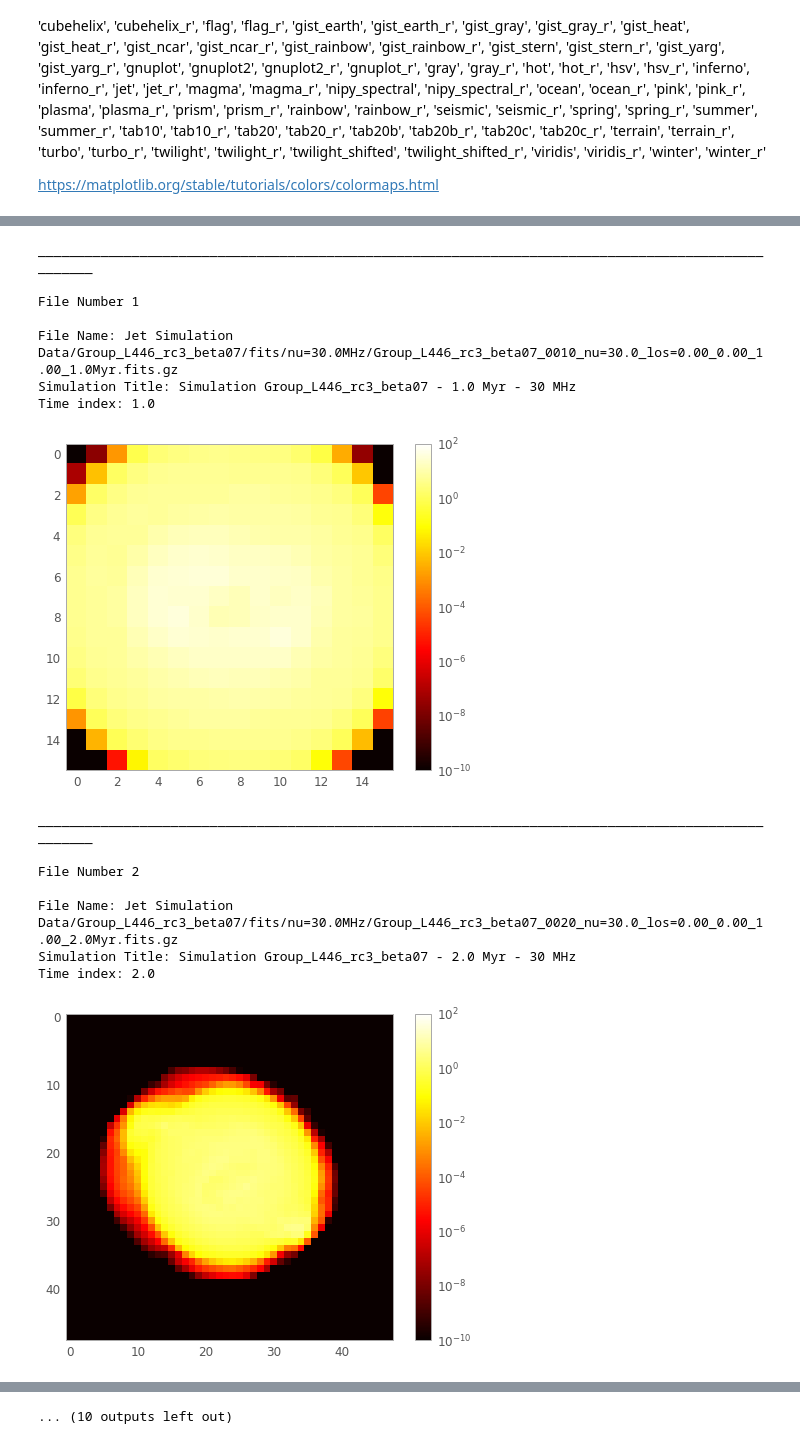
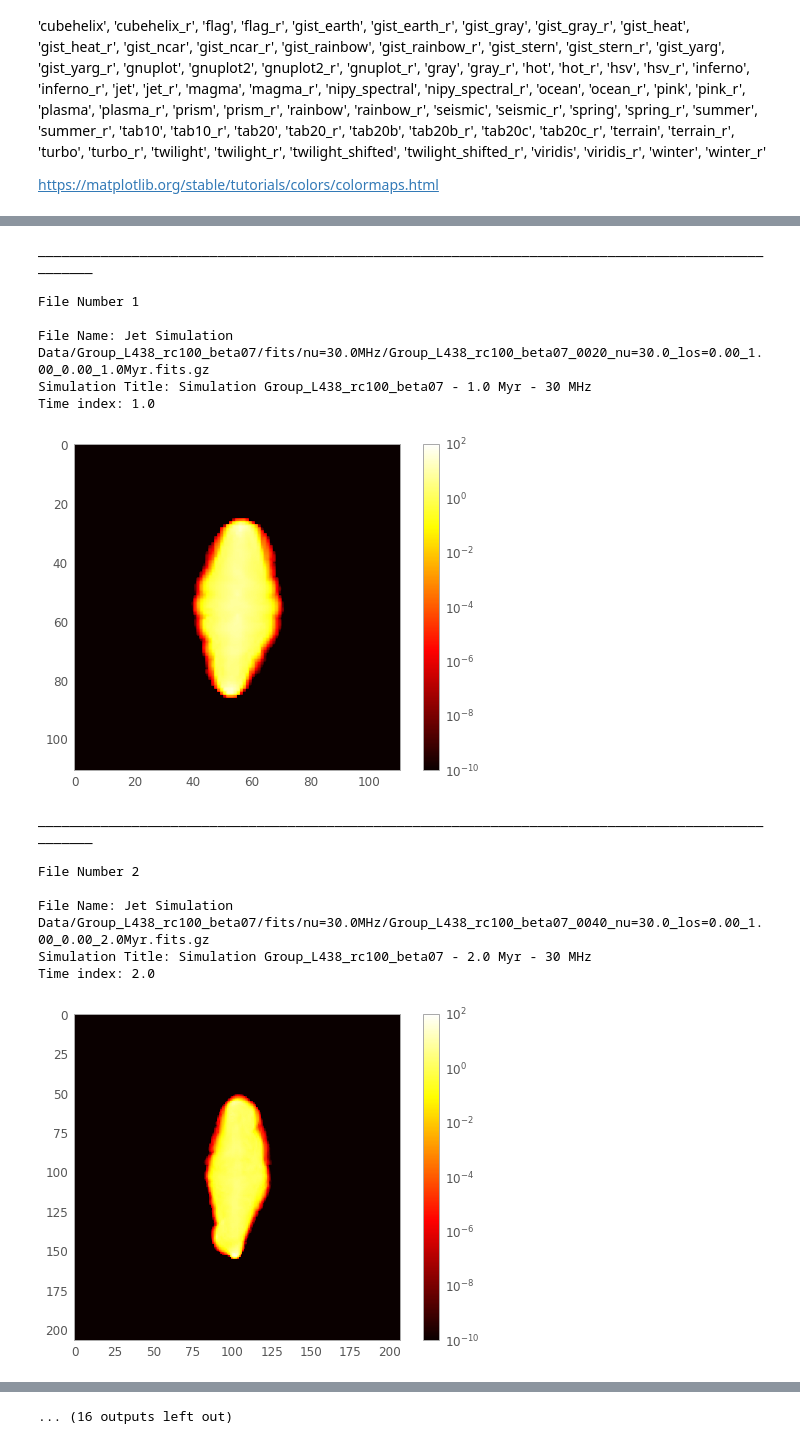
Before and after one commit to SolSamuels/Samuels_JetSimulationWork, a Jupyter notebook: ImageCreator.ipynb, the cells around one changed output, grey strips where cells are left out. Cells and saved outputs as stored; diff of their text form; code cells hidden in the pictures.

```diff
--- a/ImageCreator.ipynb
+++ b/ImageCreator.ipynb
@@ -14,7 +14,7 @@ import matplotlib.colors as col
 
 https://matplotlib.org/stable/tutorials/colors/colormaps.html
 # %%
-path = '**/Group_L446_rc30_beta07*nu=30.0_los=0.00_0.00_1.00_*Myr.fits.gz'
+path = '**/Group_L438_rc3_beta07*nu=30.0_los=0.00_1.00_0.00_*Myr.fits.gz'
 
 # Determines if there are any files in device
 total_files = len(glob.glob(path, recursive=True))
@@ -116,6 +116,6 @@ Time index: 32.0
 ... (10 outputs left out)
 # %%
-path = '**/Group_L446_rc3_beta07*nu=30.0_los=0.00_0.00_1.00_*Myr.fits.gz'
+path = '**/Group_L438_rc100_beta07*nu=30.0_los=0.00_1.00_0.00_*Myr.fits.gz'
 
 # Determines if there are any files in device
 total_files = len(glob.glob(path, recursive=True))
@@ -144,44 +144,44 @@ if total_files > 0:
 
             #fits.info(file)
             #print(image_data.shape)
             image_data = fits.getdata(file, ext=0)
             for i in range(image_data.shape[0]):
                 for j in range(image_data.shape[1]):
                     if image_data[i, j] == 0:
                         image_data[i, j] = 1e-12
 
 
             plt.figure()
             plt.imshow(image_data, cmap='hot', norm=col.LogNorm())
             plt.clim(10e-11, 1e2)
             plt.colorbar()
             plt.show()
 
         except OSError:
             print("Error with file: {}".format(file))
             print("Empty or corrupt FITS file")
 
 
 else:
     print("ERROR: Could not find any necessary files on your device")
     print("Program intakes files of the name: {}".format(path))
 # %% [output]
 ____________________________________________________________________________________________________
 
 File Number 1
 
-File Name: Jet Simulation Data/Group_L446_rc3_beta07/fits/nu=30.0MHz/Group_L446_rc3_beta07_0010_nu=30.0_los=0.00_0.00_1.00_1.0Myr.fits.gz
-Simulation Title: Simulation Group_L446_rc3_beta07 - 1.0 Myr - 30 MHz
+File Name: Jet Simulation Data/Group_L438_rc100_beta07/fits/nu=30.0MHz/Group_L438_rc100_beta07_0020_nu=30.0_los=0.00_1.00_0.00_1.0Myr.fits.gz
+Simulation Title: Simulation Group_L438_rc100_beta07 - 1.0 Myr - 30 MHz
 Time index: 1.0
-[figure, old version]
+[figure, new version]
 ____________________________________________________________________________________________________
 
 File Number 2
 
-File Name: Jet Simulation Data/Group_L446_rc3_beta07/fits/nu=30.0MHz/Group_L446_rc3_beta07_0020_nu=30.0_los=0.00_0.00_1.00_2.0Myr.fits.gz
-Simulation Title: Simulation Group_L446_rc3_beta07 - 2.0 Myr - 30 MHz
+File Name: Jet Simulation Data/Group_L438_rc100_beta07/fits/nu=30.0MHz/Group_L438_rc100_beta07_0040_nu=30.0_los=0.00_1.00_0.00_2.0Myr.fits.gz
+Simulation Title: Simulation Group_L438_rc100_beta07 - 2.0 Myr - 30 MHz
 Time index: 2.0
-[figure, old version]
+[figure, new version]
 ____________________________________________________________________________________________________
 
 File Number 3
@@ -217 +217 @@ Time index: 18.1
-... (10 outputs left out)
+... (16 outputs left out)
```
Also changed, not shown: parts of 2 cells of this notebook, 1 other file.
